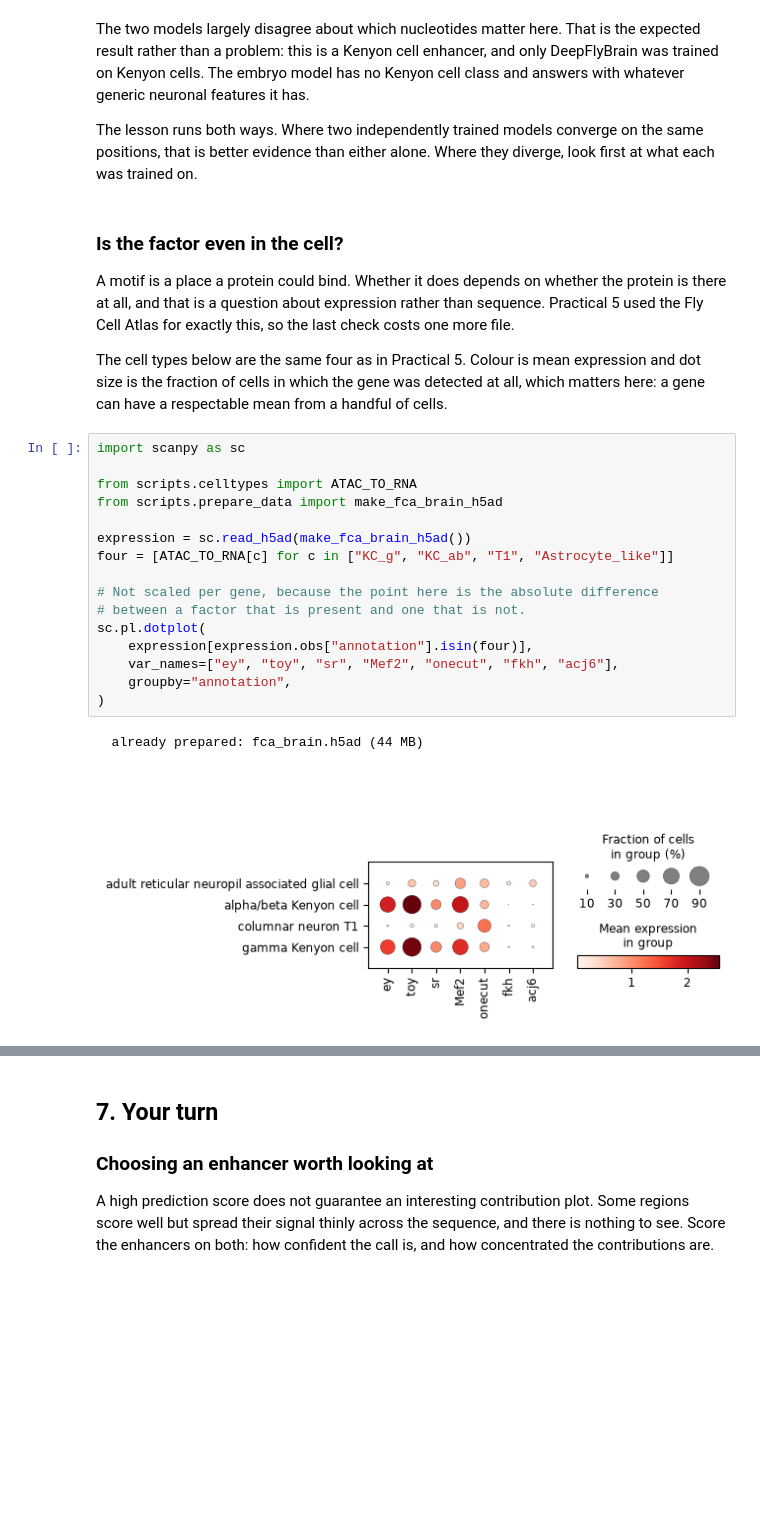
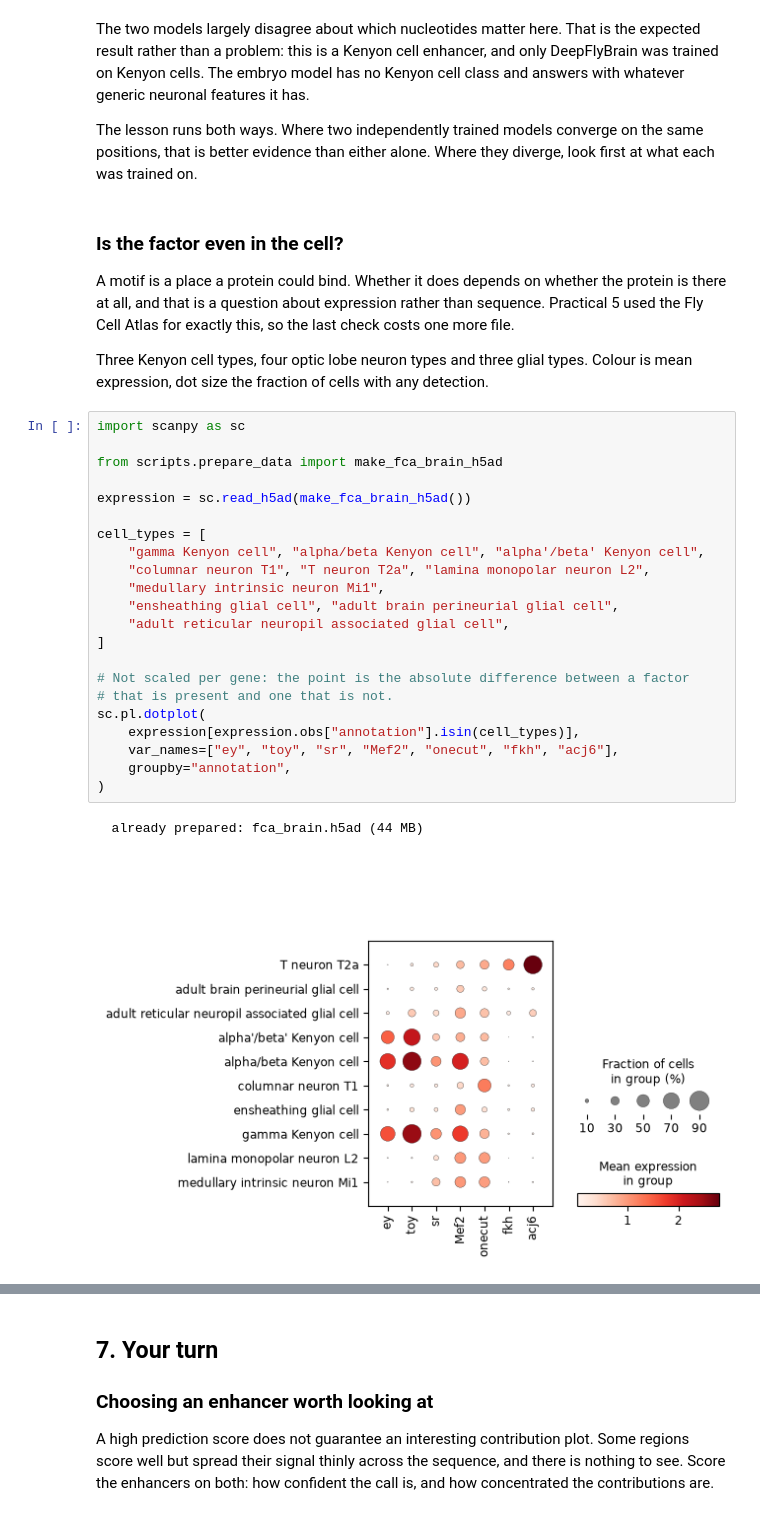
Before and after one commit to nkempynck/isn-school-2026, a Jupyter notebook: notebooks/practicals/06_crested_deepflybrain.ipynb, the cells around one changed output, grey strips where cells are left out. Cells and saved outputs as stored; diff of their text form; blank space fills up the shorter version.

Commit message:
Widen the expression panel and cut the prose back

```diff
--- a/notebooks/practicals/06_crested_deepflybrain.ipynb
+++ b/notebooks/practicals/06_crested_deepflybrain.ipynb
@@ -753,27 +710,31 @@ protein is there at all, and that is a question about expression rather than
 sequence. Practical 5 used the Fly Cell Atlas for exactly this, so the last
 check costs one more file.
 
-The cell types below are the same four as in Practical 5. Colour is mean
-expression and dot size is the fraction of cells in which the gene was detected
-at all, which matters here: a gene can have a respectable mean from a handful of
-cells.
+Three Kenyon cell types, four optic lobe neuron types and three glial types.
+Colour is mean expression, dot size the fraction of cells with any detection.
 # %%
 import scanpy as sc
 
-from scripts.celltypes import ATAC_TO_RNA
 from scripts.prepare_data import make_fca_brain_h5ad
 
 expression = sc.read_h5ad(make_fca_brain_h5ad())
-four = [ATAC_TO_RNA[c] for c in ["KC_g", "KC_ab", "T1", "Astrocyte_like"]]
 
-# Not scaled per gene, because the point here is the absolute difference
-# between a factor that is present and one that is not.
+cell_types = [
+    "gamma Kenyon cell", "alpha/beta Kenyon cell", "alpha'/beta' Kenyon cell",
+    "columnar neuron T1", "T neuron T2a", "lamina monopolar neuron L2",
+    "medullary intrinsic neuron Mi1",
+    "ensheathing glial cell", "adult brain perineurial glial cell",
+    "adult reticular neuropil associated glial cell",
+]
+
+# Not scaled per gene: the point is the absolute difference between a factor
+# that is present and one that is not.
 sc.pl.dotplot(
-    expression[expression.obs["annotation"].isin(four)],
+    expression[expression.obs["annotation"].isin(cell_types)],
     var_names=["ey", "toy", "sr", "Mef2", "onecut", "fkh", "acj6"],
     groupby="annotation",
 )
 # %% [output]
   already prepared: fca_brain.h5ad (44 MB)
-[figure, old version]
+[figure, new version]
 # %% [markdown]
```
Also changed, not shown: parts of 22 cells of this notebook, 1 other file.
